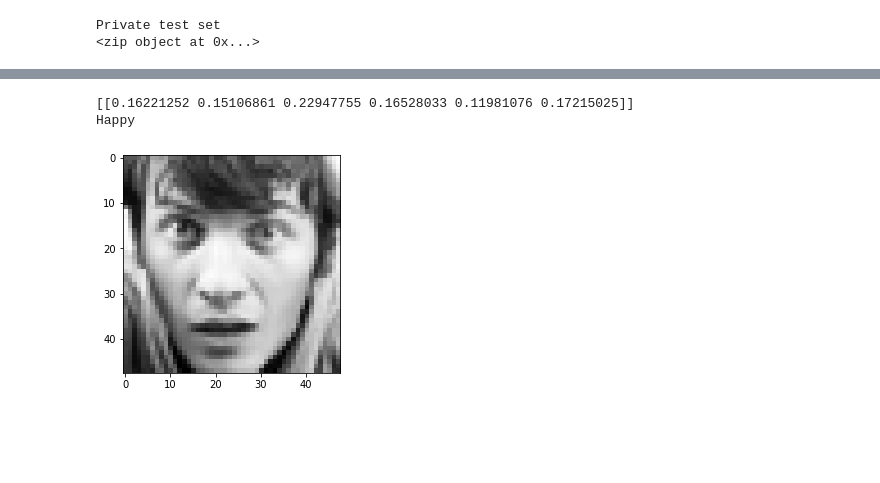
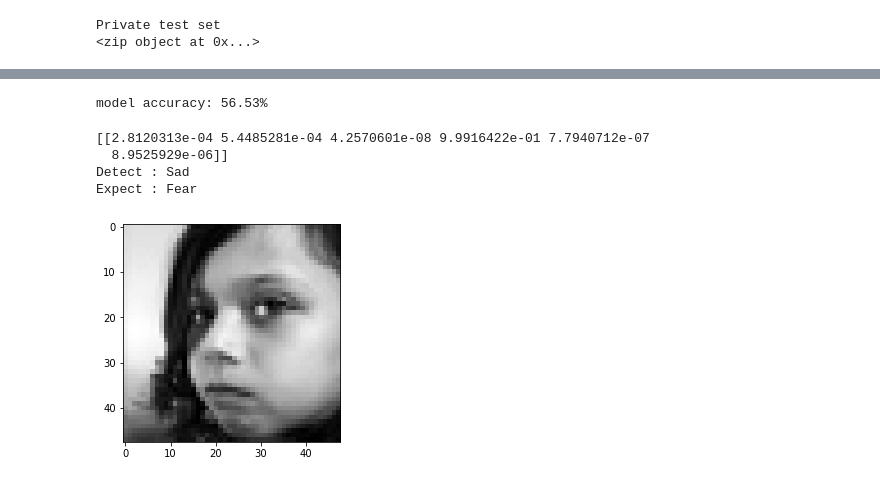
Before and after one commit to Guigxs/FaceRecognition, a Jupyter notebook: training/training.ipynb, the cells around one changed output, grey strips where cells are left out. Drawn from its saved outputs; the diff is of its cells as text; code cells hidden in the pictures; blank space fills up the shorter version.

Commit message:
first model trained

```diff
--- a/training/training.ipynb
+++ b/training/training.ipynb
@@ -50,7 +47,7 @@ def emotion_count(y_train, classes):
         emo_classcount[_class] = (new_num, class_count)
     return y_train.values, emo_classcount
 
-def load_data(sample_split=0.3, usage='Training', classes=['Angry','Happy'], filepath='/home/guigxs/Documents/FaceRecognition/fer20131.csv'):
+def load_data(sample_split=0.3, usage='Training', classes=['Angry','Happy'], filepath='../../fer20131.csv'):
     """
     The function load provided CSV dataset and further reshape, rescale the data for feeding
     """
@@ -133,6 +134,8 @@ y_train_labels  = [np.argmax(lst) for lst in y_train]
 y_public_labels = [np.argmax(lst) for lst in y_val]
 y_private_labels = [np.argmax(lst) for lst in y_test]
 # %%
+%%capture output
+
 # Final Model Architecture:
 from keras import layers
 from keras import models
@@ -165,9 +168,9 @@ print ('Training....')
 
 
 #fit
-nb_epoch = 2
+nb_epoch = 32
 batch_size = 128
 
-modelF = modelN.fit(X_test, y_test, epochs=nb_epoch, batch_size=batch_size,
+modelF = modelN.fit(X_train, y_train, epochs=nb_epoch, batch_size=batch_size,
           validation_data=(X_val, y_val), shuffle=True, verbose=1)
 # %% [output]
@@ -179,14 +226,25 @@ Epoch 2/2
+# %%
+# evaluate model on private test set
+score = modelN.evaluate(X, y, verbose=0)
+print ("model %s: %.2f%%" % (modelN.metrics_names[1], score[1]*100))
+# %% [output]
+model accuracy: 56.53%
 # %%
-img = X_test[12:13]
+import random
+image = random.randint(0, len(X_test))
+img = X_test[image:image+1]
 
 y_prob = modelN.predict(img, batch_size=32, verbose=0)
 index = np.argmax(y_prob)
 print(y_prob)
-print(emo[index])
+print("Detect :", emo[index])
+print("Expect :", emo[np.argmax(y_test[image:image+1])])
 
 plt.imshow(img[0], cmap='gist_gray')
 plt.show()
 # %% [output]
-[[0.16221252 0.15106861 0.22947755 0.16528033 0.11981076 0.17215025]]
-Happy
+[[2.8120313e-04 5.4485281e-04 4.2570601e-08 9.9916422e-01 7.7940712e-07
+  8.9525929e-06]]
+Detect : Sad
+Expect : Fear
-[figure, old version]
+[figure, new version]
```
Also changed, not shown: parts of 7 cells of this notebook, 6 other files.
